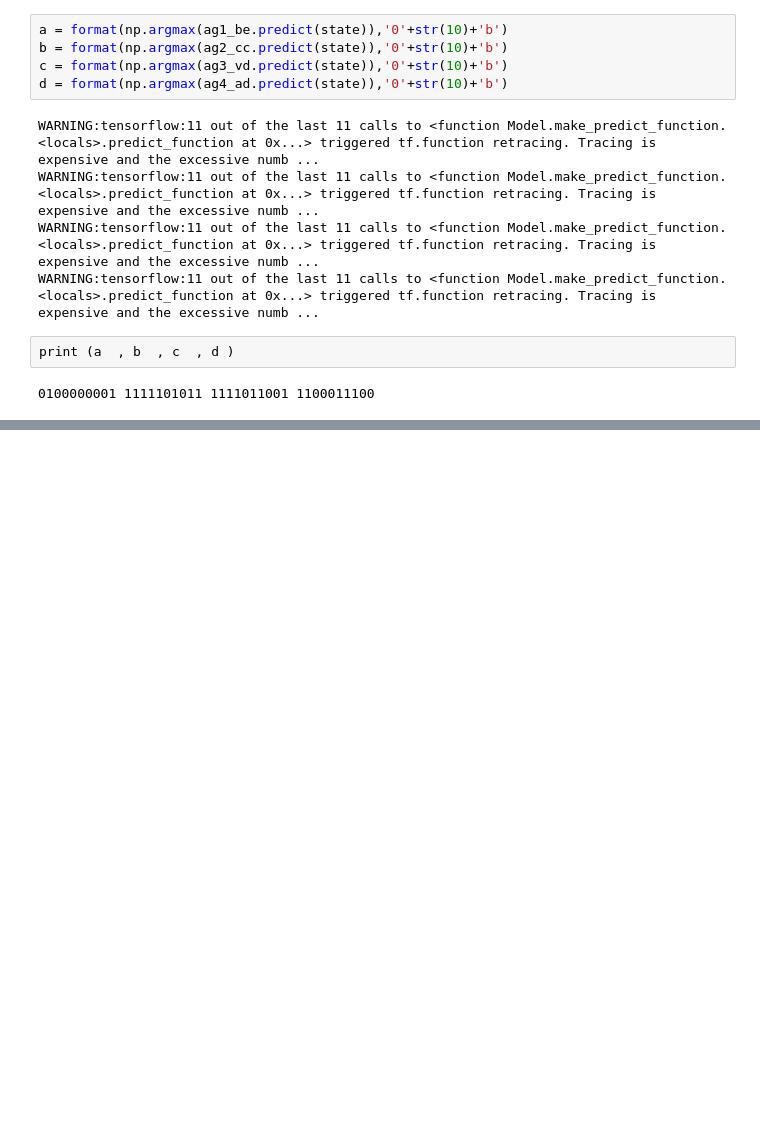
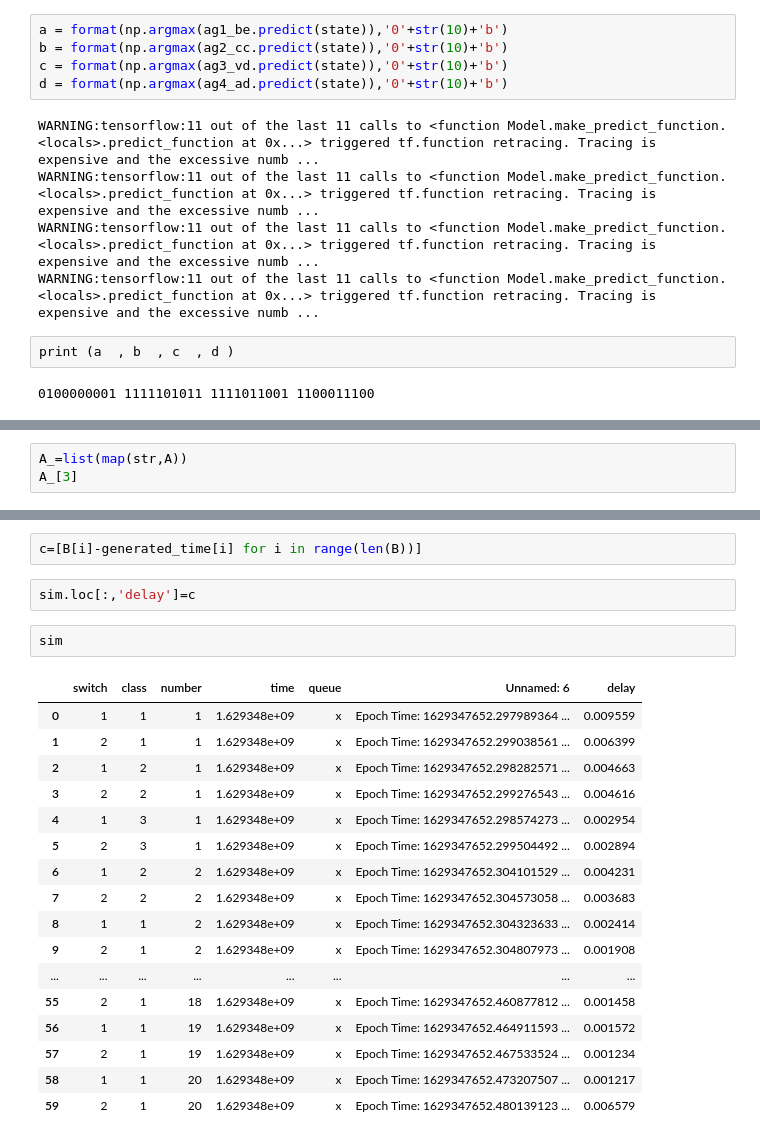
Before and after one commit to jihyejjang/network-scheduling-with-DRL, a Jupyter notebook: model/result/0808_1_train/testing.ipynb, the cells around one changed output, grey strips where cells are left out. Saved outputs shown, nothing was run; the diff lists cells and outputs as text; blank space fills up the shorter version.

```diff
--- a/model/result/0808_1_train/testing.ipynb
+++ b/model/result/0808_1_train/testing.ipynb
@@ -122,0 +145,3 @@ print (a  , b  , c  , d )
+# %%
+A_=list(map(str,A))
+A_[3]
@@ -122,0 +171,24 @@ print (a  , b  , c  , d )
+# %%
+c=[B[i]-generated_time[i] for i in range(len(B))]
+# %%
+sim.loc[:,'delay']=c
+# %%
+sim
+# %% [output]
+|  | switch | class | number | time | queue | Unnamed: 6 | delay |
+| 0 | 1 | 1 | 1 | 1.629348e+09 | x | Epoch Time: 1629347652.297989364 ... | 0.009559 |
+| 1 | 2 | 1 | 1 | 1.629348e+09 | x | Epoch Time: 1629347652.299038561 ... | 0.006399 |
+| 2 | 1 | 2 | 1 | 1.629348e+09 | x | Epoch Time: 1629347652.298282571 ... | 0.004663 |
+| 3 | 2 | 2 | 1 | 1.629348e+09 | x | Epoch Time: 1629347652.299276543 ... | 0.004616 |
+| 4 | 1 | 3 | 1 | 1.629348e+09 | x | Epoch Time: 1629347652.298574273 ... | 0.002954 |
+| 5 | 2 | 3 | 1 | 1.629348e+09 | x | Epoch Time: 1629347652.299504492 ... | 0.002894 |
+| 6 | 1 | 2 | 2 | 1.629348e+09 | x | Epoch Time: 1629347652.304101529 ... | 0.004231 |
+| 7 | 2 | 2 | 2 | 1.629348e+09 | x | Epoch Time: 1629347652.304573058 ... | 0.003683 |
+| 8 | 1 | 1 | 2 | 1.629348e+09 | x | Epoch Time: 1629347652.304323633 ... | 0.002414 |
+| 9 | 2 | 1 | 2 | 1.629348e+09 | x | Epoch Time: 1629347652.304807973 ... | 0.001908 |
+| ... | ... | ... | ... | ... | ... | ... | ... |
+| 55 | 2 | 1 | 18 | 1.629348e+09 | x | Epoch Time: 1629347652.460877812 ... | 0.001458 |
+| 56 | 1 | 1 | 19 | 1.629348e+09 | x | Epoch Time: 1629347652.464911593 ... | 0.001572 |
+| 57 | 2 | 1 | 19 | 1.629348e+09 | x | Epoch Time: 1629347652.467533524 ... | 0.001234 |
+| 58 | 1 | 1 | 20 | 1.629348e+09 | x | Epoch Time: 1629347652.473207507 ... | 0.001217 |
+| 59 | 2 | 1 | 20 | 1.629348e+09 | x | Epoch Time: 1629347652.480139123 ... | 0.006579 |
```
Also changed, not shown: parts of 14 cells of this notebook, 11 other files.
